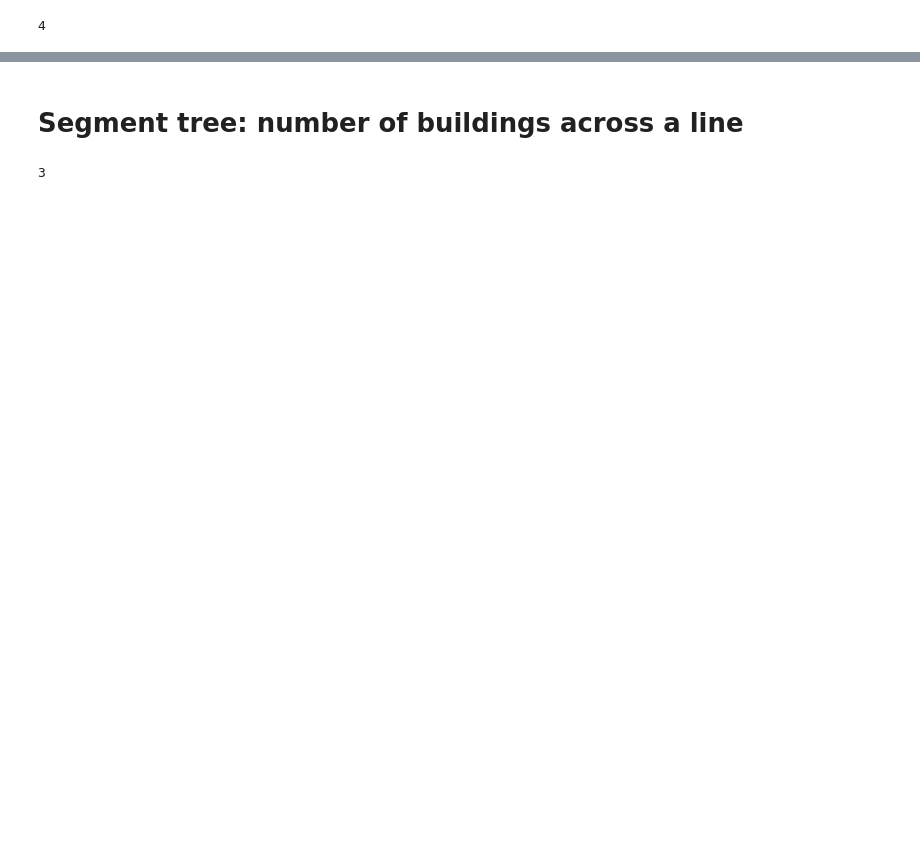
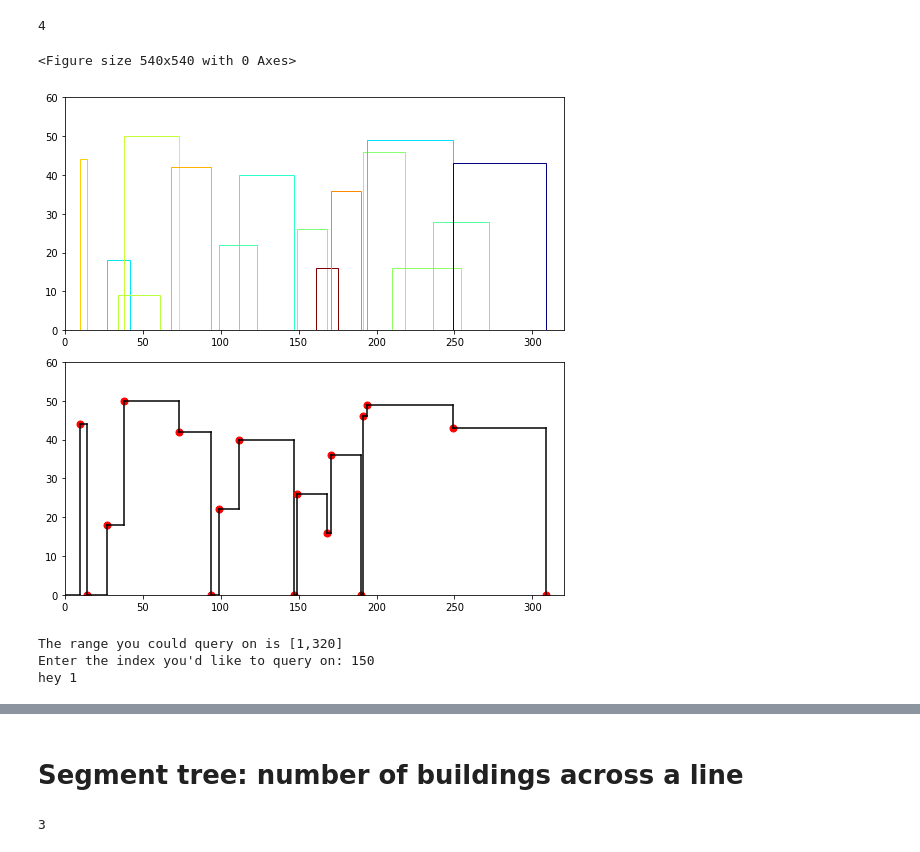
Before and after one commit to ZiqiXu404/Computational-Geometry-Final-Project, a Jupyter notebook: sweepline.ipynb, the cells around one changed output, grey strips where cells are left out. Drawn from its saved outputs; the diff is of its cells as text; code cells hidden in the pictures; blank space fills up the shorter version.

```diff
--- a/sweepline.ipynb
+++ b/sweepline.ipynb
@@ -127,15 +127,14 @@ def drawContour(res, xRange, yRange, ax):
     Return:
         None
     '''
-    print(res)
-    plt.xlim(0, xRange)
-    plt.ylim(0, yRange)
+    ax.set_xlim(0,xRange)  #320
+    ax.set_ylim(0,yRange)  #60
     color = '#000000'
 
     prevx = 0
     prevy = 0
 
-    for c in after:
+    for c in res:
         ax.plot(c[0], c[1], marker="o", markersize=7, markeredgecolor="red", markerfacecolor="red")
 
         # draw a horizontal  line
@@ -208,0 +248,11 @@ countBuildingsAt(myTree, 36)
+# %%
+myInput = inputHandling()
+myInput.plot()
+myInput.build()
+myInput.query(56)
+# %% [output]
+<Figure size 540x540 with 0 Axes>
+[figure, added]
+The range you could query on is [1,320]
+Enter the index you'd like to query on: 150
+hey 1
```
Also changed, not shown: parts of 8 cells of this notebook.
